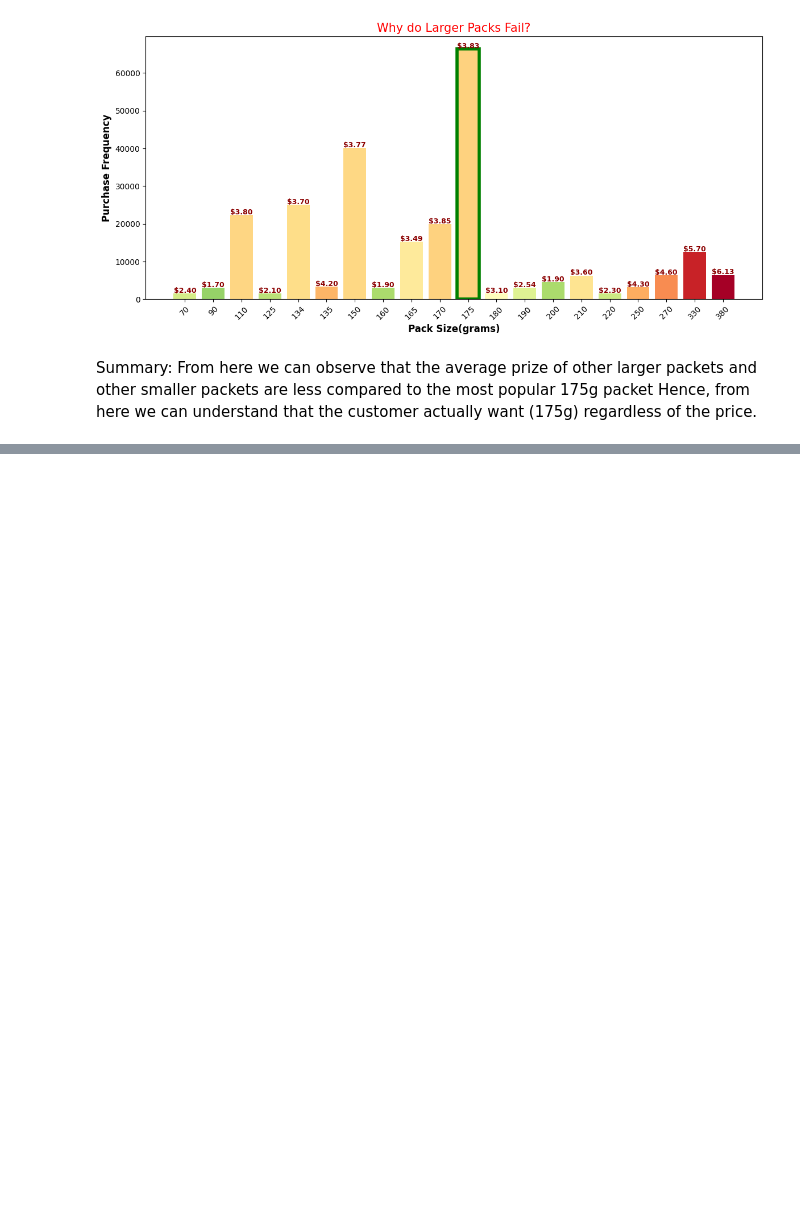
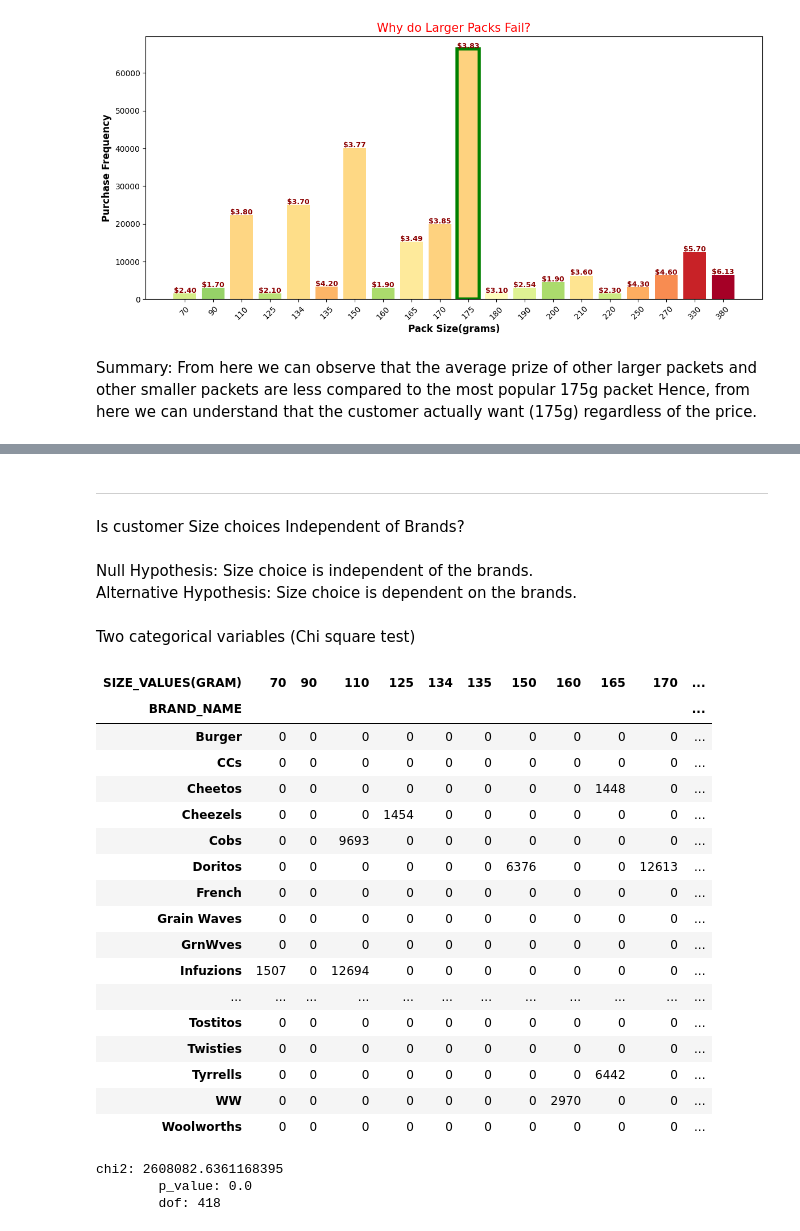
Before and after one commit to Mridul-dhungana/Quantium-Data-Analytics, a Jupyter notebook: Data Analytics.ipynb, the cells around one changed output, grey strips where cells are left out. Drawn from its saved outputs; the diff is of its cells as text; code cells hidden in the pictures; blank space fills up the shorter version.

```diff
--- a/Data Analytics.ipynb
+++ b/Data Analytics.ipynb
@@ -1654,0 +1660,9 @@ Hence, from here we can understand that the customer actually want (175g) regard
+# %% [markdown]
+---
+# %% [markdown]
+Is customer Size choices Independent of Brands?
+# %% [markdown]
+Null Hypothesis: Size choice is independent of the brands. <br>
+Alternative Hypothesis: Size choice is dependent on the brands.
+# %% [markdown]
+Two categorical variables (Chi square test)
@@ -1654,0 +1671,35 @@ Hence, from here we can understand that the customer actually want (175g) regard
+# %%
+contigency_table=pd.crosstab(
+    merged_df['BRAND_NAME'],
+    merged_df['SIZE_VALUES(GRAM)']
+)
+contigency_table
+# %% [output]
+| SIZE_VALUES(GRAM) | 70 | 90 | 110 | 125 | 134 | 135 | 150 | 160 | 165 | 170 | ... |
+| BRAND_NAME |  |  |  |  |  |  |  |  |  |  | ... |
+| Burger | 0 | 0 | 0 | 0 | 0 | 0 | 0 | 0 | 0 | 0 | ... |
+| CCs | 0 | 0 | 0 | 0 | 0 | 0 | 0 | 0 | 0 | 0 | ... |
+| Cheetos | 0 | 0 | 0 | 0 | 0 | 0 | 0 | 0 | 1448 | 0 | ... |
+| Cheezels | 0 | 0 | 0 | 1454 | 0 | 0 | 0 | 0 | 0 | 0 | ... |
+| Cobs | 0 | 0 | 9693 | 0 | 0 | 0 | 0 | 0 | 0 | 0 | ... |
+| Doritos | 0 | 0 | 0 | 0 | 0 | 0 | 6376 | 0 | 0 | 12613 | ... |
+| French | 0 | 0 | 0 | 0 | 0 | 0 | 0 | 0 | 0 | 0 | ... |
+| Grain Waves | 0 | 0 | 0 | 0 | 0 | 0 | 0 | 0 | 0 | 0 | ... |
+| GrnWves | 0 | 0 | 0 | 0 | 0 | 0 | 0 | 0 | 0 | 0 | ... |
+| Infuzions | 1507 | 0 | 12694 | 0 | 0 | 0 | 0 | 0 | 0 | 0 | ... |
+| ... | ... | ... | ... | ... | ... | ... | ... | ... | ... | ... | ... |
+| Tostitos | 0 | 0 | 0 | 0 | 0 | 0 | 0 | 0 | 0 | 0 | ... |
+| Twisties | 0 | 0 | 0 | 0 | 0 | 0 | 0 | 0 | 0 | 0 | ... |
+| Tyrrells | 0 | 0 | 0 | 0 | 0 | 0 | 0 | 0 | 6442 | 0 | ... |
+| WW | 0 | 0 | 0 | 0 | 0 | 0 | 0 | 2970 | 0 | 0 | ... |
+| Woolworths | 0 | 0 | 0 | 0 | 0 | 0 | 0 | 0 | 0 | 0 | ... |
+# %%
+chi2,p_value,dof,expected_freq=chi2_contingency(contigency_table)
+print(f"""chi2: {chi2}
+        p_value: {p_value}
+        dof: {dof}
+        """)
+# %% [output]
+chi2: 2608082.6361168395
+        p_value: 0.0
+        dof: 418
```
Also changed, not shown: parts of 16 cells of this notebook.
